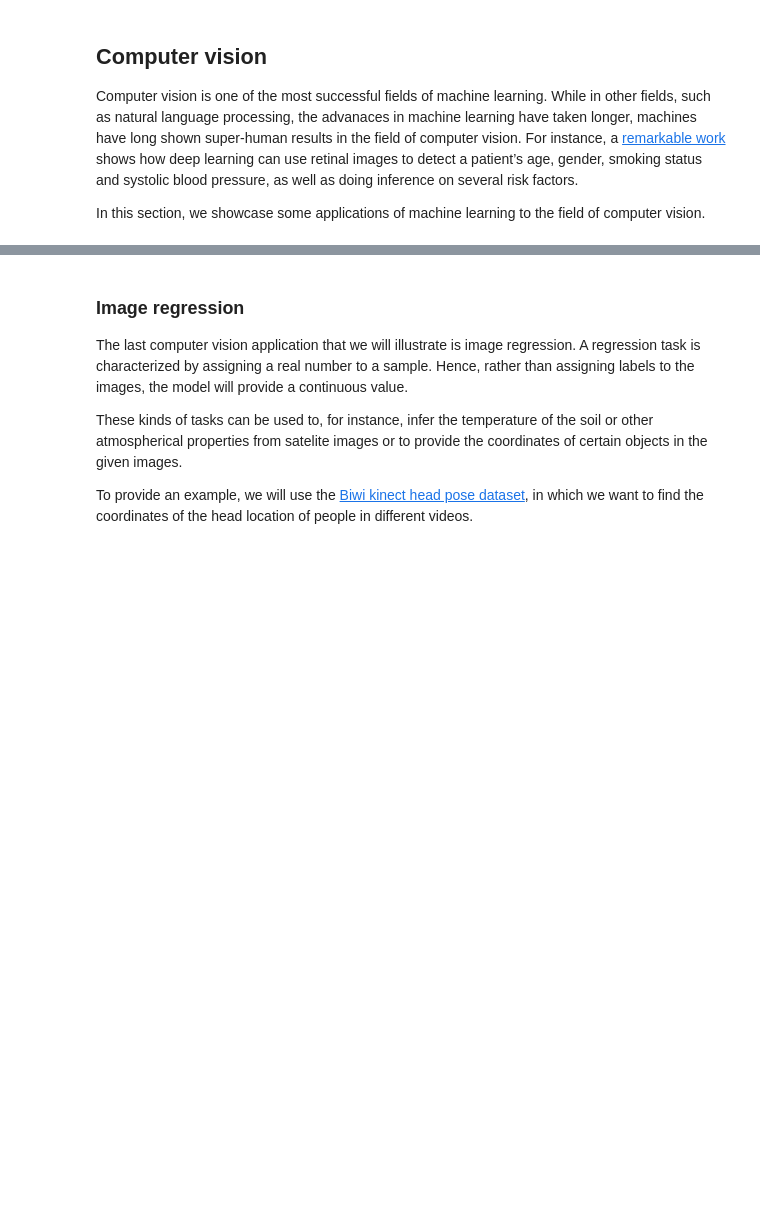
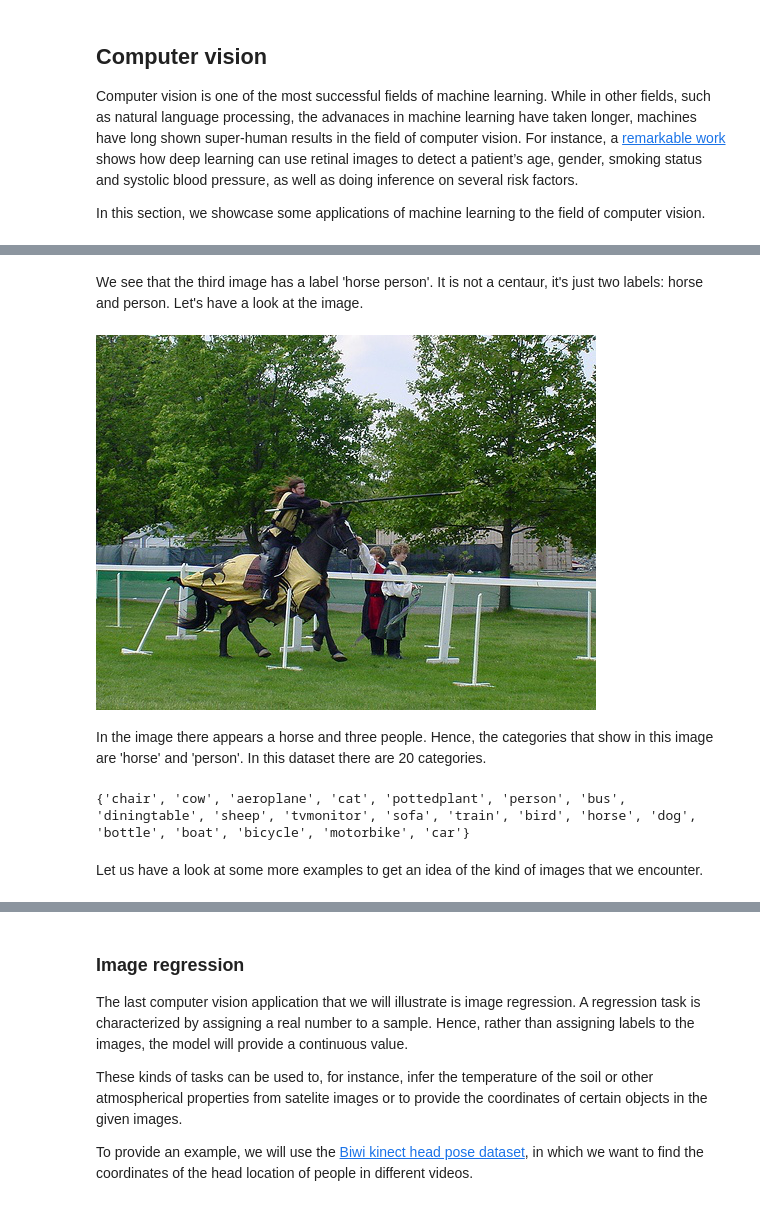
Before and after one commit to BorjaRequena/ML_applications, a Jupyter notebook: 00_core.ipynb, the cells around one changed output, grey strips where cells are left out. Drawn from its saved outputs; the diff is of its cells as text; code cells hidden in the pictures; blank space fills up the shorter version.

```diff
--- a/00_core.ipynb
+++ b/00_core.ipynb
@@ -49,3 +112,21 @@ df.head()
+# %% [markdown]
+We see that the third image has a label 'horse person'. It is not a centaur, it's just two labels: horse and person. Let's have a look at the image.
+# %%
+#collapse_input
+f = df.iloc[2, 0]
+img = Image.open(path/"train"/f)
+img
+# %% [output]
+[figure, added]
+# %% [markdown]
+In the image there appears a horse and three people. Hence, the categories that show in this image are 'horse' and 'person'. In this dataset there are 20 categories.
+# %%
+#collapse_input
+labels = set()
+for L in df.labels.unique(): labels.update(L.split(' '))
+print(labels)
+# %% [output]
+{'chair', 'cow', 'aeroplane', 'cat', 'pottedplant', 'person', 'bus', 'diningtable', 'sheep', 'tvmonitor', 'sofa', 'train', 'bird', 'horse', 'dog', 'bottle', 'boat', 'bicycle', 'motorbike', 'car'}
 # %%
 def get_x(r): return path/'train'/r['fname']
 def get_y(r): return r['labels'].split(' ')
@@ -61,3 +142,5 @@ dblock = DataBlock(blocks=(ImageBlock, MultiCategoryBlock),
                    get_y=get_y,
                    item_tfms = RandomResizedCrop(128, min_scale=0.35))
 dls = dblock.dataloaders(df)
+# %% [markdown]
+Let us have a look at some more examples to get an idea of the kind of images that we encounter.
```
Also changed, not shown: parts of 50 cells of this notebook, 11 other files.
